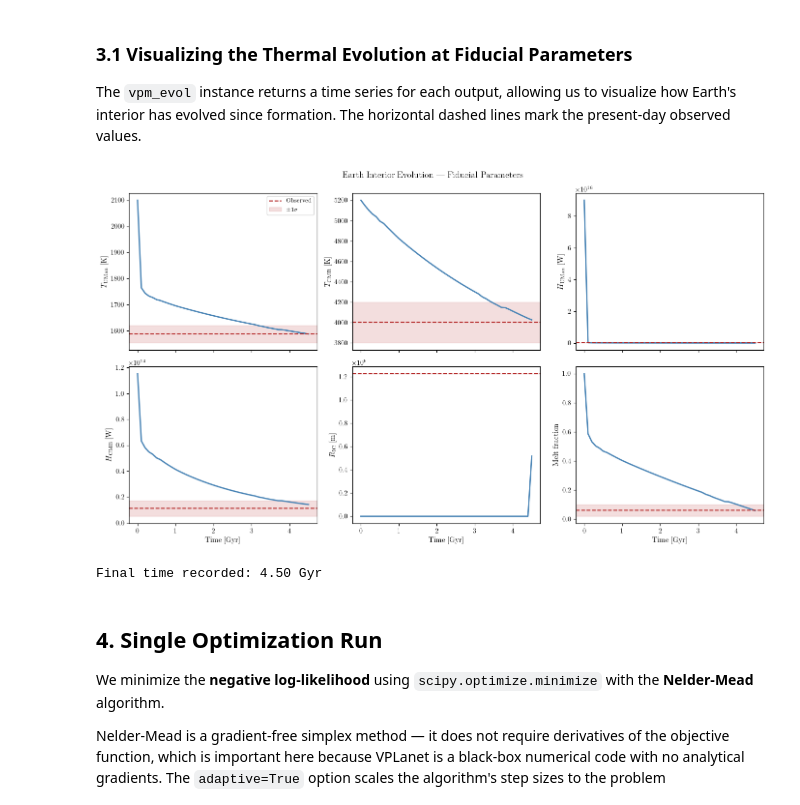
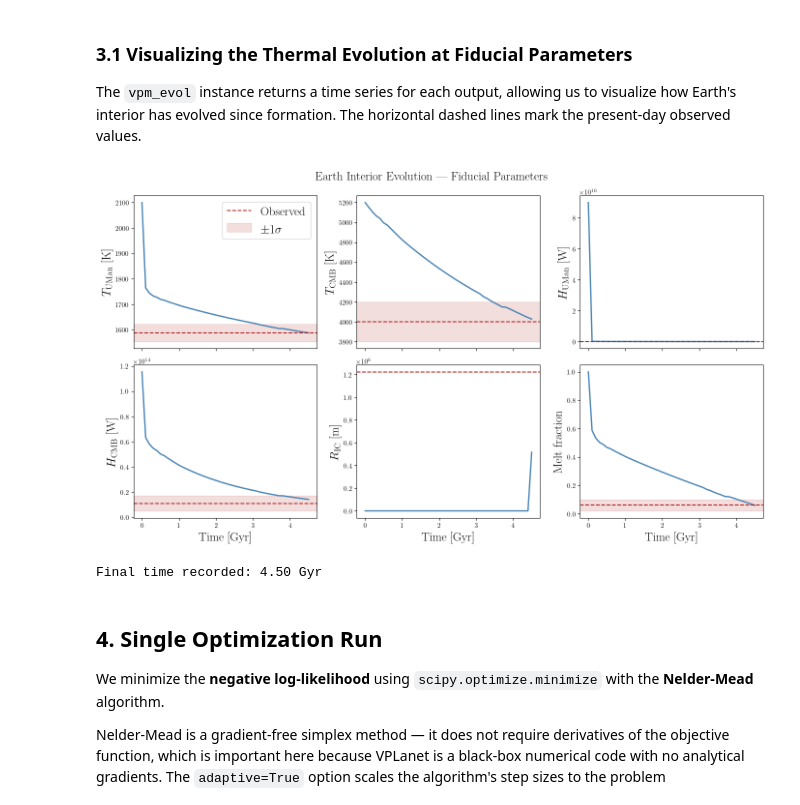
Before and after one commit to jbirky/vplanet_inference, a Jupyter notebook: docs/_build/html/case_studies/04_earth_mle.ipynb, the cells around one changed output. Saved outputs shown, nothing was run; the diff lists cells and outputs as text; code cells hidden in the pictures.

```diff
--- a/docs/_build/html/case_studies/04_earth_mle.ipynb
+++ b/docs/_build/html/case_studies/04_earth_mle.ipynb
@@ -549,39 +549,38 @@ time_gyr = evol["Time"].to(u.Gyr).value
 
 fig, axes = plt.subplots(2, 3, figsize=(14, 8), sharex=True)
 axes = axes.flatten()
 
 # Data to plot: (key, label, observed mean, observed std, y-scale)
 evol_keys = [
     ("final.earth.TUMan",    r"$T_{\rm UMan}$ [K]",       1587,              34,           "linear"),
     ("final.earth.TCMB",     r"$T_{\rm CMB}$ [K]",        4000,              200,          "linear"),
     ("final.earth.HflowUMan",r"$H_{\rm UMan}$ [W]",       38.0 * TW_TO_W,   3 * TW_TO_W,  "linear"),
     ("final.earth.HflowCMB", r"$H_{\rm CMB}$ [W]",        11.0 * TW_TO_W,   6 * TW_TO_W,  "linear"),
     ("final.earth.RIC",      r"$R_{\rm IC}$ [m]",          1224.1e3,          1e3,          "linear"),
     ("final.earth.FMeltUMan",r"Melt fraction",              0.06,              0.04,         "linear"),
 ]
 
 for ax, (key, ylabel, obs_mean, obs_std, yscale) in zip(axes, evol_keys):
     yvals = evol[key]
     # Quantities (non-None units) need .value for matplotlib
     if hasattr(yvals, 'value'):
         yvals = yvals.value
     ax.plot(time_gyr, yvals, color="steelblue", lw=2)
     ax.axhline(obs_mean, color="firebrick", ls="--", lw=1.5, label="Observed")
     ax.axhspan(obs_mean - obs_std, obs_mean + obs_std,
                alpha=0.15, color="firebrick", label=r"$\pm1\sigma$")
-    ax.set_ylabel(ylabel, fontsize=11)
+    ax.set_ylabel(ylabel, fontsize=18)
     ax.set_yscale(yscale)
 
 for ax in axes[3:]:
-    ax.set_xlabel("Time [Gyr]", fontsize=11)
-
-axes[0].legend(fontsize=9, loc="upper right")
-fig.suptitle("Earth Interior Evolution — Fiducial Parameters", fontsize=13)
+    ax.set_xlabel("Time [Gyr]", fontsize=18)
+axes[0].legend(fontsize=18, loc="upper right")
+fig.suptitle("Earth Interior Evolution — Fiducial Parameters", fontsize=18)
 plt.tight_layout()
 plt.show()
 print(f"\nFinal time recorded: {time_gyr[-1]:.2f} Gyr")
 # %% [output]
-[figure, old version]
+[figure, new version]
 Final time recorded: 4.50 Gyr
 # %% [markdown]
 ## 4. Single Optimization Run
```
Also changed, not shown: parts of 20 cells of this notebook, 28 other files.
